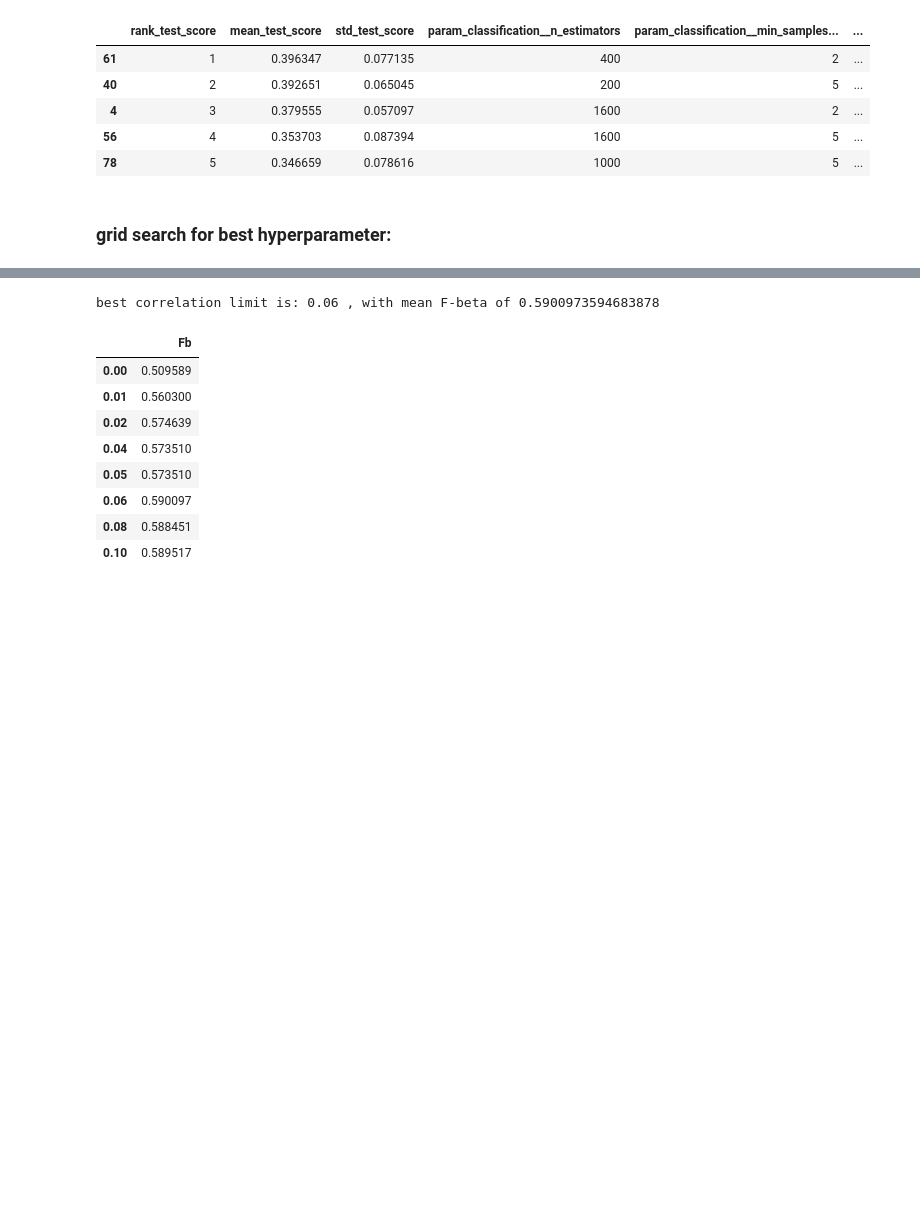
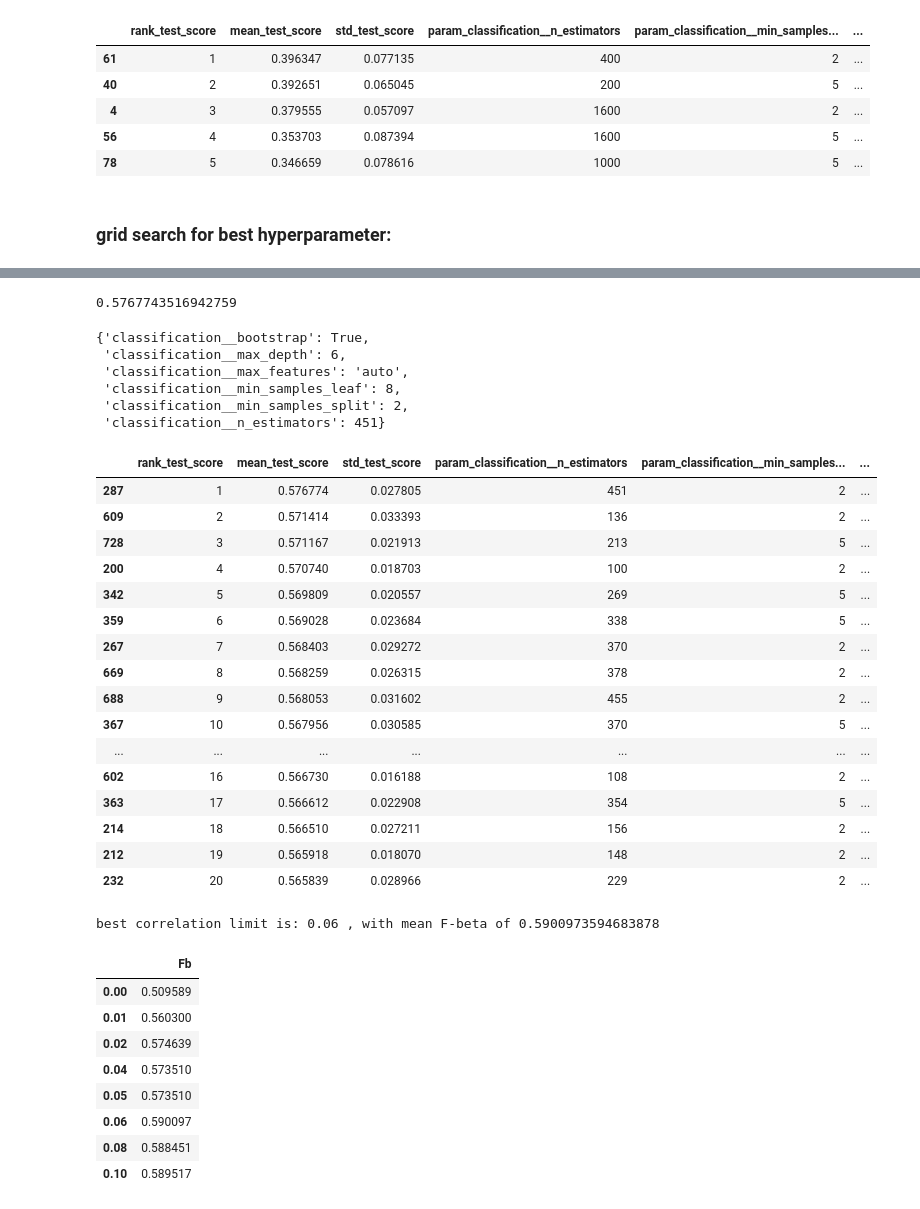
Before and after one commit to idankam/DataScienceCourseProject, a Jupyter notebook: Classification Notebook.ipynb, the cells around one changed output, grey strips where cells are left out. Cells and saved outputs as stored; diff of their text form; code cells hidden in the pictures; blank space fills up the shorter version.

Commit message:
best RFC param using grid-search!

```diff
--- a/Classification Notebook.ipynb
+++ b/Classification Notebook.ipynb
@@ -1818,7 +1834,29 @@ rfc_param_grid = [{'classification__n_estimators': n_estimators,
                'classification__min_samples_split': min_samples_split,
                'classification__min_samples_leaf': min_samples_leaf,
                'classification__bootstrap': bootstrap}]
+# %%
+# Number of trees in random forest
+n_estimators = [int(x) for x in np.linspace(start =100 , stop = 500, num = 100)]
+# Number of features to consider at every split
+max_features = ['auto', 'sqrt']
+# Maximum number of levels in tree
+max_depth = [6, 10]
+# Minimum number of samples required to split a node
+min_samples_split = [2,5]
+# Minimum number of samples required at each leaf node
+min_samples_leaf = [4,8]
+# Method of selecting samples for training each tree
+bootstrap = [True]
+# Create the param grid
+rfc_param_grid = [{'classification__n_estimators': n_estimators,
+               'classification__max_features': max_features,
+               'classification__max_depth': max_depth,
+               'classification__min_samples_split': min_samples_split,
+               'classification__min_samples_leaf': min_samples_leaf,
+               'classification__bootstrap': bootstrap}]
 # %%
+kf = KFold(n_splits=3, random_state=42, shuffle=True)
+
 grid_search_RFC = GridSearchCV(
     imba_pipeline_RFC,
     param_grid=rfc_param_grid,
@@ -1830,7 +1887,37 @@ grid_search_RFC.fit(X_train_scaled, y_train)
 # %%
 grid_search_RFC.best_score_
+# %% [output]
+0.5767743516942759
 # %%
-grid_search_knn.best_params_
+grid_search_RFC.best_params_
+# %% [output]
+{'classification__bootstrap': True,
+ 'classification__max_depth': 6,
+ 'classification__max_features': 'auto',
+ 'classification__min_samples_leaf': 8,
+ 'classification__min_samples_split': 2,
+ 'classification__n_estimators': 451}
+# %%
+main_RFC_scores = pd.DataFrame(grid_search_RFC.cv_results_)[['rank_test_score', 'mean_test_score', 'std_test_score', 'param_classification__n_estimators', 'param_classification__min_samples_split', 'param_classification__min_samples_leaf', 'param_classification__max_features', 'param_classification__max_depth', 'param_classification__bootstrap']]
+main_RFC_scores.sort_values(by=['rank_test_score']).head(20)
+# %% [output]
+|  | rank_test_score | mean_test_score | std_test_score | param_classification__n_estimators | param_classification__min_samples... | ... |
+| 287 | 1 | 0.576774 | 0.027805 | 451 | 2 | ... |
+| 609 | 2 | 0.571414 | 0.033393 | 136 | 2 | ... |
+| 728 | 3 | 0.571167 | 0.021913 | 213 | 5 | ... |
+| 200 | 4 | 0.570740 | 0.018703 | 100 | 2 | ... |
+| 342 | 5 | 0.569809 | 0.020557 | 269 | 5 | ... |
+| 359 | 6 | 0.569028 | 0.023684 | 338 | 5 | ... |
+| 267 | 7 | 0.568403 | 0.029272 | 370 | 2 | ... |
+| 669 | 8 | 0.568259 | 0.026315 | 378 | 2 | ... |
+| 688 | 9 | 0.568053 | 0.031602 | 455 | 2 | ... |
+| 367 | 10 | 0.567956 | 0.030585 | 370 | 5 | ... |
+| ... | ... | ... | ... | ... | ... | ... |
+| 602 | 16 | 0.566730 | 0.016188 | 108 | 2 | ... |
+| 363 | 17 | 0.566612 | 0.022908 | 354 | 5 | ... |
+| 214 | 18 | 0.566510 | 0.027211 | 156 | 2 | ... |
+| 212 | 19 | 0.565918 | 0.018070 | 148 | 2 | ... |
+| 232 | 20 | 0.565839 | 0.028966 | 229 | 2 | ... |
 # %%
 best_rfc = grid_search_RFC.best_estimator_
 best_rfc.fit(X_train_scaled_upsample, y_train_upsamle)
```
Also changed, not shown: parts of 15 cells of this notebook.
